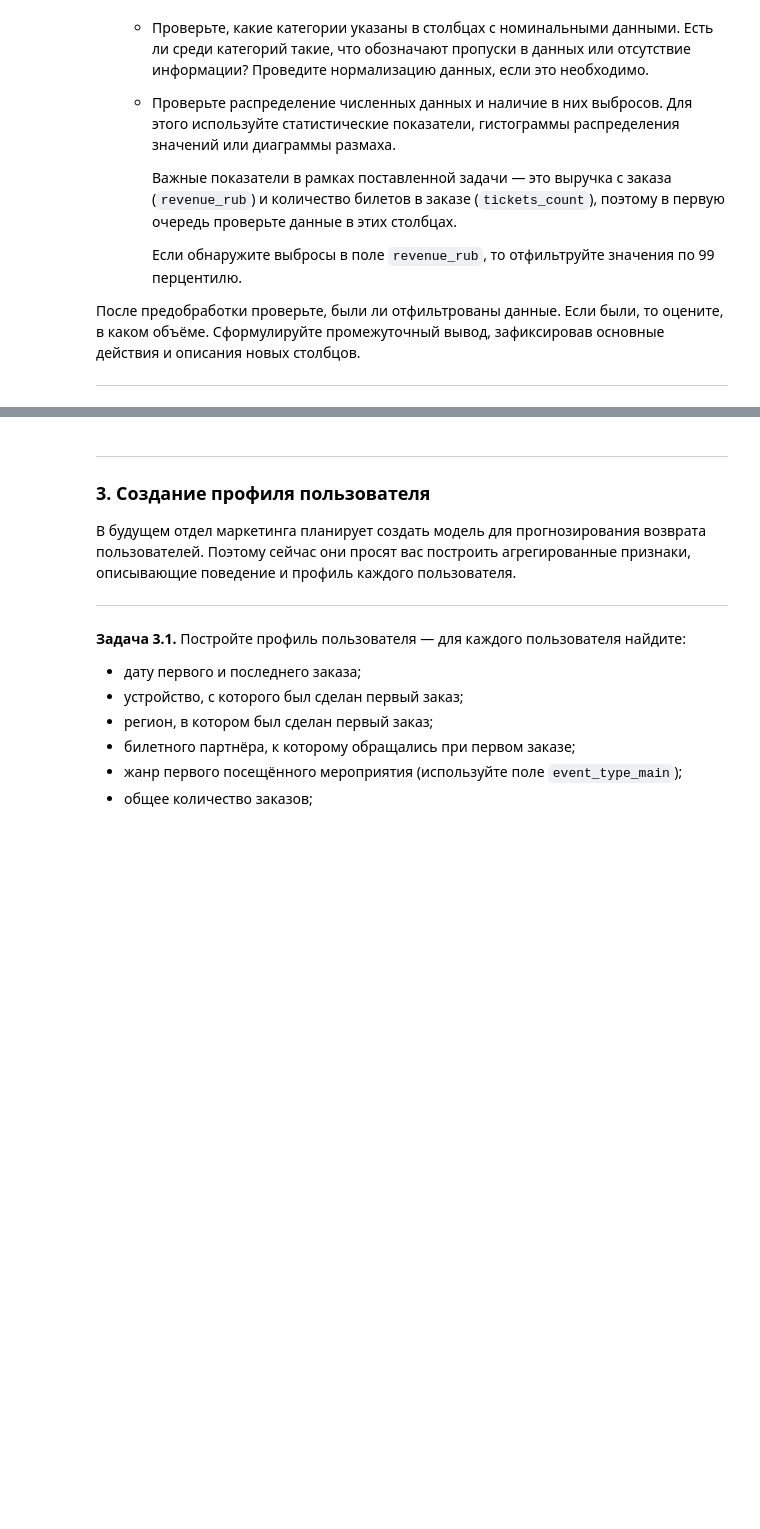
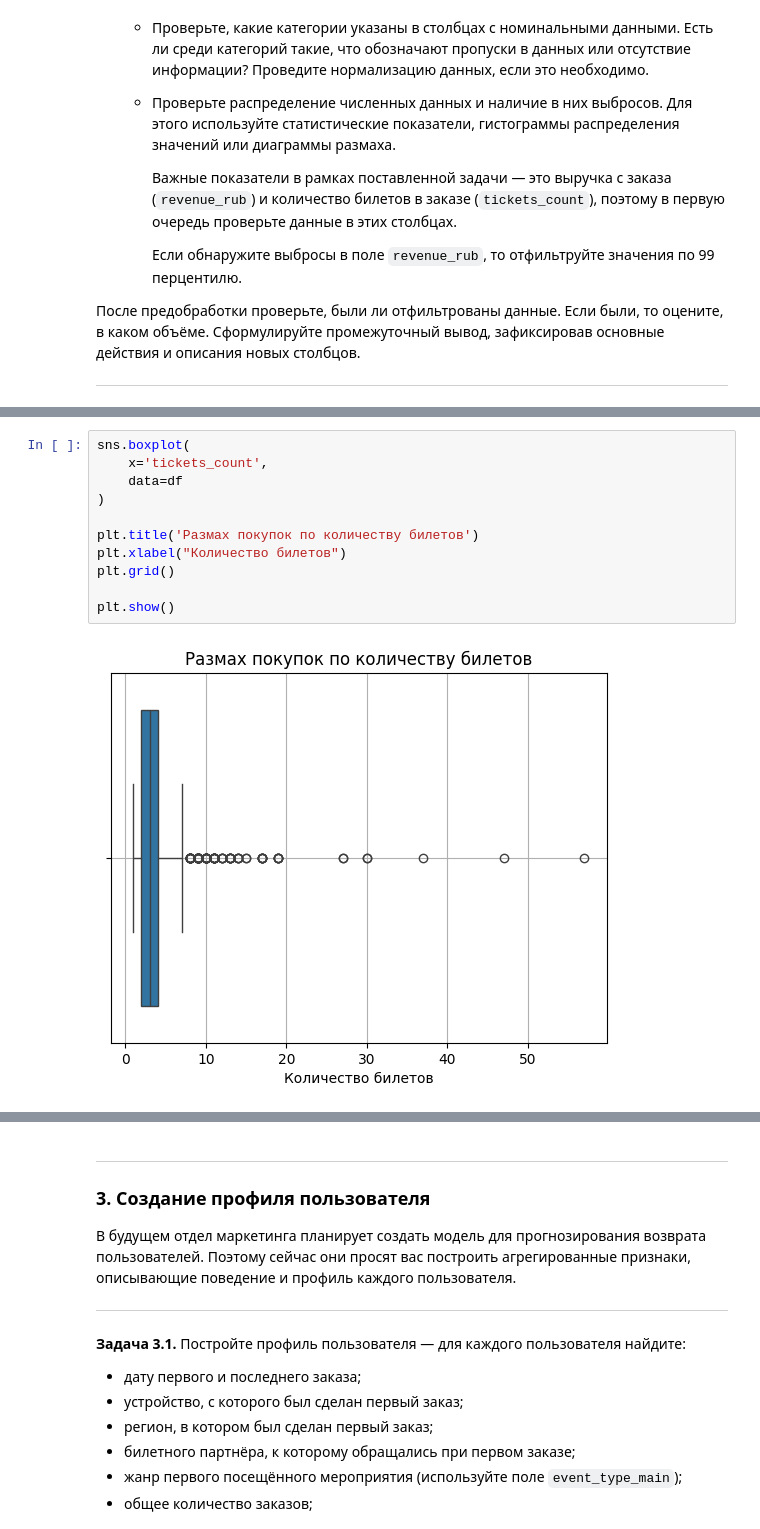
Before and after one commit to KatsayArtemDev/yandex-afisha-user-loyalty, a Jupyter notebook: notebooks/katsay.ipynb, the cells around one changed output, grey strips where cells are left out. Cells and saved outputs as stored; diff of their text form; blank space fills up the shorter version.

```diff
--- a/notebooks/katsay.ipynb
+++ b/notebooks/katsay.ipynb
@@ -143,0 +300,13 @@ df = pd.read_sql_query(query, con=engine)
+# %%
+sns.boxplot(
+    x='tickets_count',
+    data=df
+)
+
+plt.title('Размах покупок по количеству билетов')
+plt.xlabel("Количество билетов")
+plt.grid()
+
+plt.show()
+# %% [output]
+[figure, added]
```
Also changed, not shown: parts of 24 cells of this notebook.
